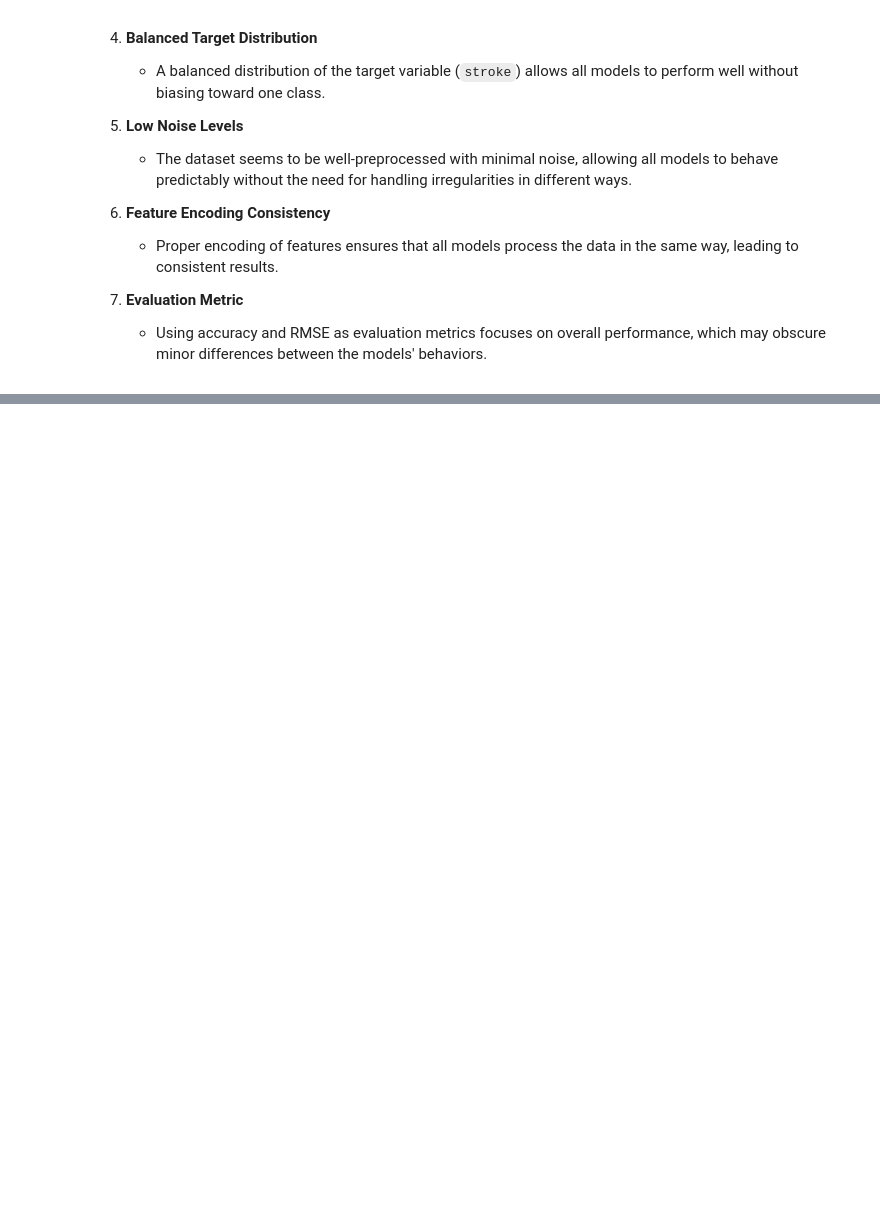
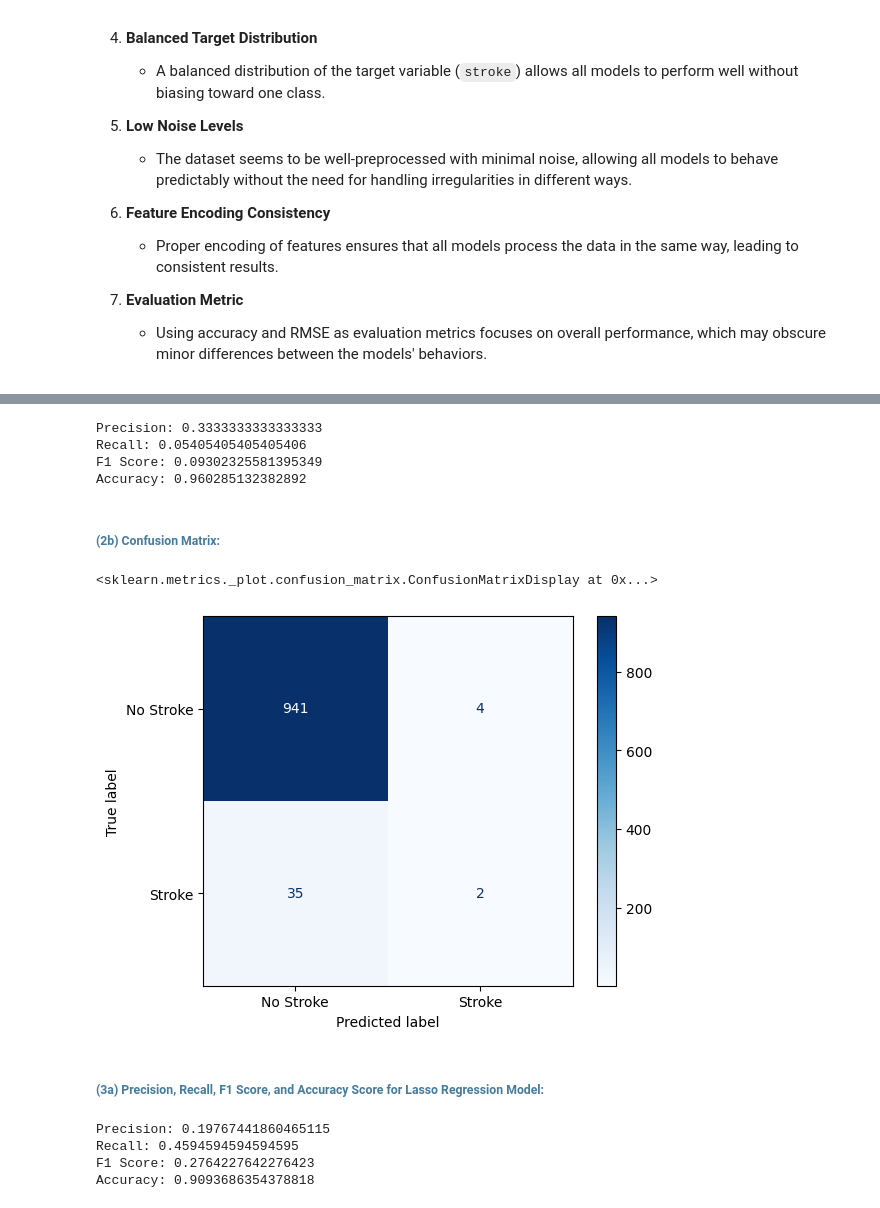
Before and after one commit to Neeraj-Parihar/-Stroke_Patient_Healthcare_Using_Deep_Learning_Project, a Jupyter notebook: Stroke_Patient_Healthcare_Using_Deep Learning.ipynb, the cells around one changed output, grey strips where cells are left out. Saved outputs shown, nothing was run; the diff lists cells and outputs as text; code cells hidden in the pictures; blank space fills up the shorter version.

```diff
--- a/Stroke_Patient_Healthcare_Using_Deep Learning.ipynb
+++ b/Stroke_Patient_Healthcare_Using_Deep Learning.ipynb
@@ -901,0 +985,58 @@ However, **accuracy** may not be the best indicator of a model’s performance i
+# %%
+from sklearn.metrics import precision_score, recall_score, f1_score, accuracy_score
+
+# Convert the continuous predictions into binary predictions
+y_pred_class = (linear_reg_predictions >= 0.23).astype(int)
+
+# Calculate the evaluation metrics
+precision = precision_score(y_test, y_pred_class)
+recall = recall_score(y_test, y_pred_class)
+f1 = f1_score(y_test, y_pred_class)
+accuracy = accuracy_score(y_test, y_pred_class)
+
+# Print the results
+print("Precision:", precision)
+print("Recall:", recall)
+print("F1 Score:", f1)
+print("Accuracy:", accuracy)
+# %% [output]
+Precision: 0.3333333333333333
+Recall: 0.05405405405405406
+F1 Score: 0.09302325581395349
+Accuracy: 0.960285132382892
+# %% [markdown]
+<h5><span style="color: #457b9d";"><b>(2b) Confusion Matrix:</b></span></h5>
+# %%
+# Confusion matrix
+conf_matrix = confusion_matrix(y_test, y_pred_class)
+
+# Plot confusion matrix
+disp = ConfusionMatrixDisplay(confusion_matrix=conf_matrix, display_labels=["No Stroke", "Stroke"])
+disp.plot(cmap='Blues')
+# %% [output]
+<sklearn.metrics._plot.confusion_matrix.ConfusionMatrixDisplay at 0x...>
+[figure, added]
+# %% [markdown]
+<h5><span style="color: #457b9d";"><b>(3a) Precision, Recall, F1 Score, and Accuracy Score for Lasso Regression Model:</b></span></h5>
+# %%
+from sklearn.metrics import precision_score, recall_score, f1_score, accuracy_score, confusion_matrix, ConfusionMatrixDisplay
+
+# Convert continuous predictions from Lasso Regression into binary predictions
+y_pred_class = (lasso_reg_predictions >= 0.05).astype(int)  # Apply threshold to convert to binary
+
+# Calculate metrics
+precision = precision_score(y_test, y_pred_class)
+recall = recall_score(y_test, y_pred_class)
+f1 = f1_score(y_test, y_pred_class)
+accuracy = accuracy_score(y_test, y_pred_class)
+
+# Print results
+print("Precision:", precision)
+print("Recall:", recall)
+print("F1 Score:", f1)
+print("Accuracy:", accuracy)
+# %% [output]
+Precision: 0.19767441860465115
+Recall: 0.4594594594594595
+F1 Score: 0.2764227642276423
+Accuracy: 0.9093686354378818
```
Also changed, not shown: parts of 40 cells of this notebook, 7 other files.
